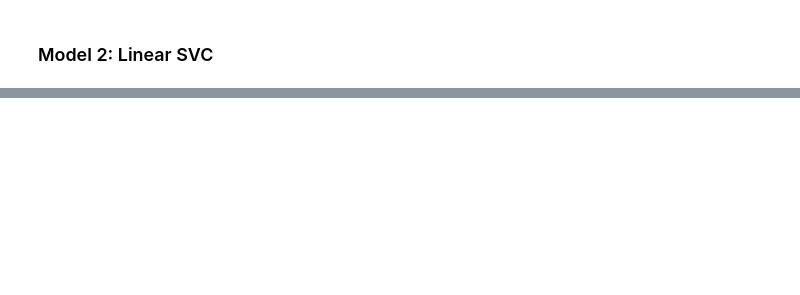
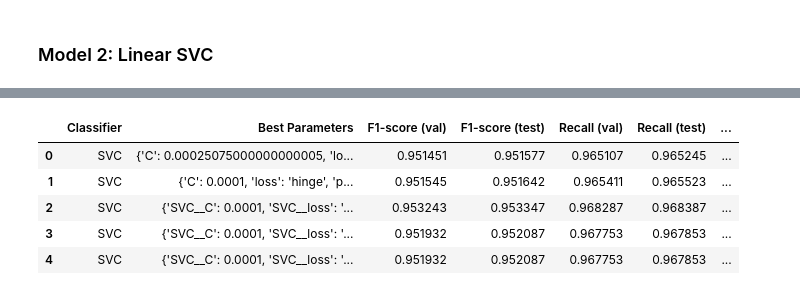
Before and after one commit to karma271/h-1B_Visa_Petition, a Jupyter notebook: src/05_Classical_Model_Tuning.ipynb, the cells around one changed output, grey strips where cells are left out. Drawn from its saved outputs; the diff is of its cells as text; code cells hidden in the pictures; blank space fills up the shorter version.

```diff
--- a/src/05_Classical_Model_Tuning.ipynb
+++ b/src/05_Classical_Model_Tuning.ipynb
@@ -273,10 +244,11 @@ model_benchmark.to_csv("../assets/model_performance/01_logistic_regression_model
 # %% [markdown]
 ### Model 2: Linear SVC
 # %%
+linear_SVC_model_benchmark_file_path = "../assets/model_performance/02_linear_SVC_model_performance.csv"
 if Path("../assets/model_performance/02_linear_SVC_model_performance.csv").is_file():
-    model_benchmark = pd.read_csv(linear_SVC_model_benchmark_file_path)
+    model_benchmark_SVC = pd.read_csv(linear_SVC_model_benchmark_file_path)
 else:
-    model_benchmark = pd.DataFrame(columns=['Classifier', 'Best Parameters', 'Accuracy (train)', 'Accuracy (val)', 'Accuracy (test)', 'CV Accuracy',
+    model_benchmark_SVC = pd.DataFrame(columns=['Classifier', 'Best Parameters', 'Accuracy (train)', 'Accuracy (val)', 'Accuracy (test)', 'CV Accuracy',
                                     'Recall (val)', 'Precision (val)', 'F1-score (val)', 'AUC-ROC (val)', 'Jacard score (val)', 'Hamming Loss (val)',
                                     'Recall (test)', 'Precision (test)', 'F1-score (test)', 'AUC-ROC (test)', 'Jacard score (test)', 'Hamming Loss (test)'
                                    ])
@@ -337,2 +305,2 @@ Fitting 5 folds for each of 5 candidates, totalling 25 fits
 # %%
-model_benchmark = model_benchmark.append(evaluation_result, ignore_index=True)
+model_benchmark_SVC = model_benchmark_SVC.append(evaluation_result, ignore_index=True)
@@ -345,3 +307,12 @@ model_benchmark
+# %%
+model_benchmark_SVC[eval_cols]
+# %% [output]
+|  | Classifier | Best Parameters | F1-score (val) | F1-score (test) | Recall (val) | Recall (test) | ... |
+| 0 | SVC | {'C': 0.00025075000000000005, 'lo... | 0.951451 | 0.951577 | 0.965107 | 0.965245 | ... |
+| 1 | SVC | {'C': 0.0001, 'loss': 'hinge', 'p... | 0.951545 | 0.951642 | 0.965411 | 0.965523 | ... |
+| 2 | SVC | {'SVC__C': 0.0001, 'SVC__loss': '... | 0.953243 | 0.953347 | 0.968287 | 0.968387 | ... |
+| 3 | SVC | {'SVC__C': 0.0001, 'SVC__loss': '... | 0.951932 | 0.952087 | 0.967753 | 0.967853 | ... |
+| 4 | SVC | {'SVC__C': 0.0001, 'SVC__loss': '... | 0.951932 | 0.952087 | 0.967753 | 0.967853 | ... |
 # %%
 SVC_GS.best_params_
 # %% [output]
```
Also changed, not shown: parts of 36 cells of this notebook.
